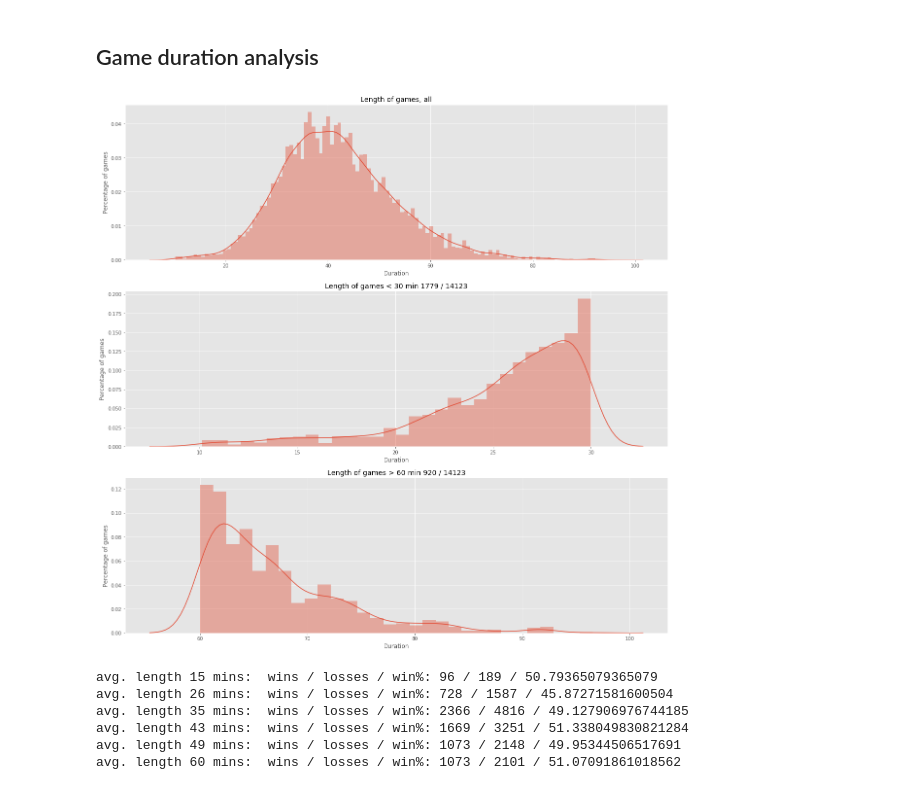
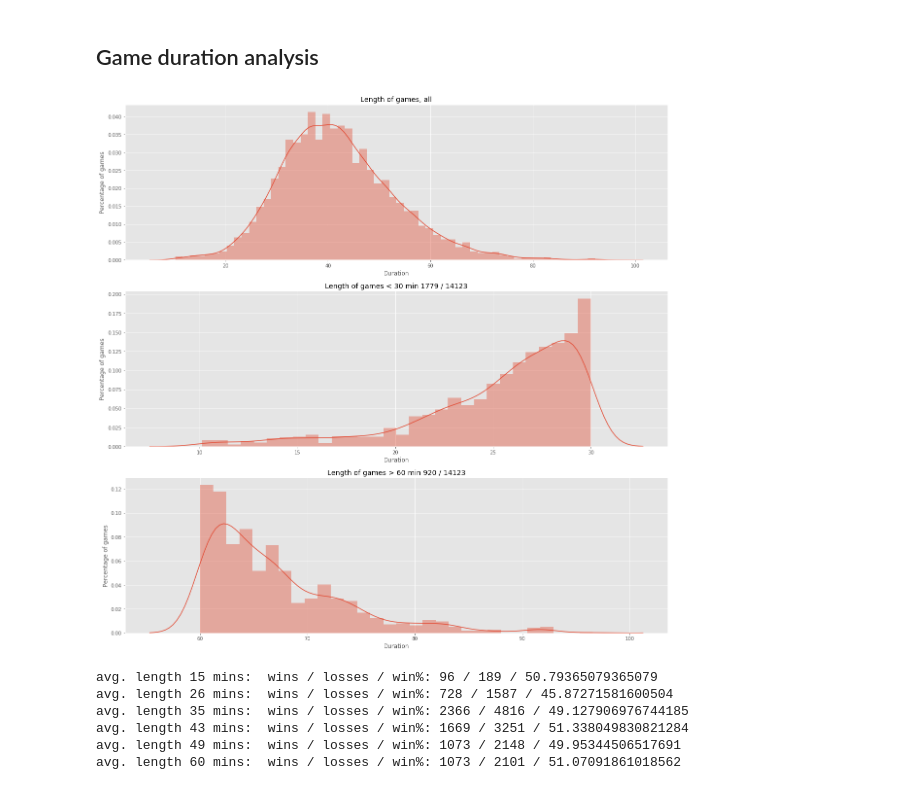
Before and after one commit to Kaamio/Dota_stats, a Jupyter notebook: match_data/Dota_data_v1.ipynb, the cells around one changed output. Saved outputs shown, nothing was run; the diff lists cells and outputs as text; code cells hidden in the pictures.

```diff
--- a/match_data/Dota_data_v1.ipynb
+++ b/match_data/Dota_data_v1.ipynb
@@ -396,31 +396,31 @@ df_z.groupby(['steam_id','win']).sum()
 # %%
 #Average game seems to last for about 35-45 minutes. Shorter games are more common than long ones.
 
 fig = plt.figure(figsize=(20,20))
 plt.subplot(3,1,1)
 time = (df['duration']/60)
-sns.distplot(time, bins=120)
+sns.distplot(time, bins=60)
 
 plt.title('Length of games, all')
 plt.xlabel('Duration')
 plt.ylabel('Percentage of games');
 
 plt.subplot(3,1,2)
 short_games = df[df['duration']<1800]
 sns.distplot(short_games['duration']/60, bins=30)
 plt.title(f'Length of games < 30 min {short_games.shape[0]} / {df.shape[0]}')
 plt.xlabel('Duration')
 plt.ylabel('Percentage of games');
 
 
 plt.subplot(3,1,3)
 long_games = df[df['duration']>3600]
 sns.distplot(long_games['duration']/60, bins=30)
 plt.title(f'Length of games > 60 min {long_games.shape[0]} / {df.shape[0]}')
 plt.xlabel('Duration')
 plt.ylabel('Percentage of games');
 # %% [output]
-[figure, old version]
+[figure, new version]
 # %%
 #Divide dataframe into sections based on game length
 
```
Also changed, not shown: parts of 29 cells of this notebook, 3 other files.
